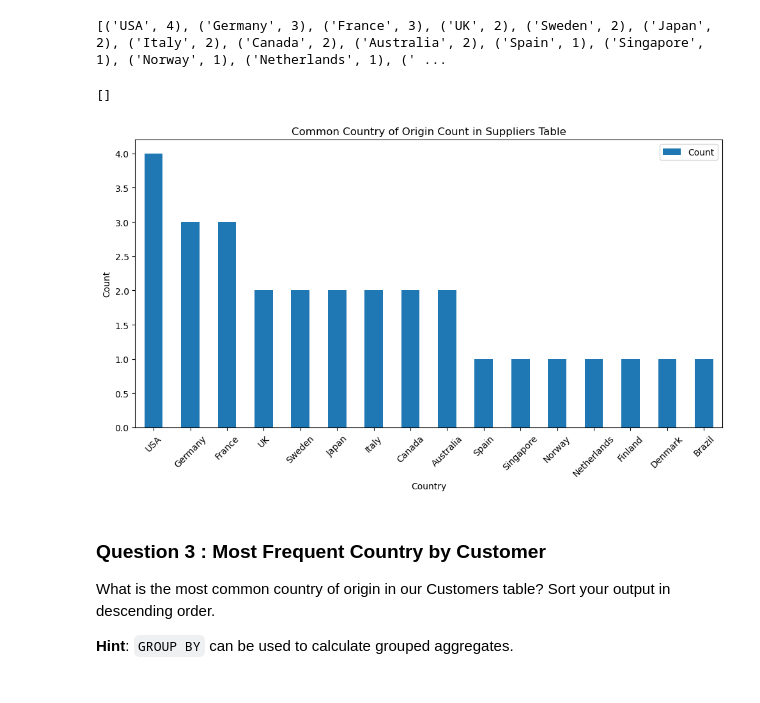
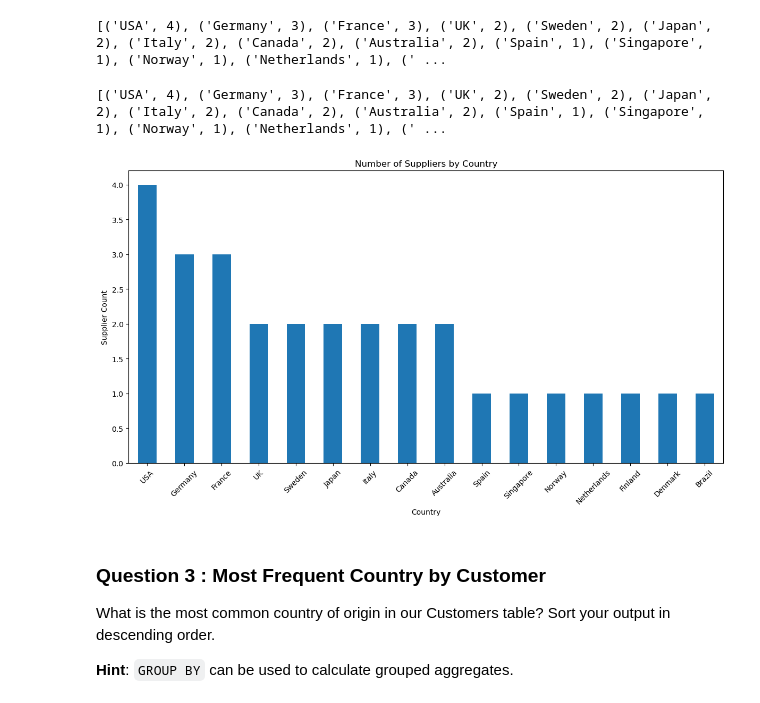
Before and after one commit to SaraG25-tech/Osiris-Foods-Statistics, a Jupyter notebook: adhoc-sql/adhoc_report.ipynb, the cells around one changed output. Saved outputs shown, nothing was run; the diff lists cells and outputs as text; code cells hidden in the pictures.

```diff
--- a/adhoc-sql/adhoc_report.ipynb
+++ b/adhoc-sql/adhoc_report.ipynb
@@ -74,39 +74,37 @@ cursor.execute("""
 """)
 
 # TODO: Fetch your list of tuples and print it out
-rows = cursor.fetchall()
-print(rows)
+country_by_supplier = cursor.fetchall()
+print(country_by_supplier)
 # %% [output]
 [('USA', 4), ('Germany', 3), ('France', 3), ('UK', 2), ('Sweden', 2), ('Japan', 2), ('Italy', 2), ('Canada', 2), ('Australia', 2), ('Spain', 1), ('Singapore', 1), ('Norway', 1), ('Netherlands', 1), (' ...
 # %%
-print(rows)
+print(country_by_supplier)
 # %% [output]
-[]
+[('USA', 4), ('Germany', 3), ('France', 3), ('UK', 2), ('Sweden', 2), ('Japan', 2), ('Italy', 2), ('Canada', 2), ('Australia', 2), ('Spain', 1), ('Singapore', 1), ('Norway', 1), ('Netherlands', 1), (' ...
 # %%
 # TODO: Convert your list of tuples to a dataframe
-data = [
-    ('USA', 4), ('Germany', 3), ('France', 3), ('UK', 2), ('Sweden', 2),
-    ('Japan', 2), ('Italy', 2), ('Canada', 2), ('Australia', 2),
-    ('Spain', 1), ('Singapore', 1), ('Norway', 1), ('Netherlands', 1),
-    ('Finland', 1), ('Denmark', 1), ('Brazil', 1)
-]
-df = pd.DataFrame(data, columns=['Country', 'Count'])
+#data = [
+    #('USA', 4), ('Germany', 3), ('France', 3), ('UK', 2), ('Sweden', 2),
+    #('Japan', 2), ('Italy', 2), ('Canada', 2), ('Australia', 2),
+    #('Spain', 1), ('Singapore', 1), ('Norway', 1), ('Netherlands', 1),
+    #('Finland', 1), ('Denmark', 1), ('Brazil', 1)
+#]
+
+df = pd.DataFrame(country_by_supplier, columns=['Country', 'Count'])
 
 # TODO: Generate a visualization on this dataframe
 
-df = pd.DataFrame(data, columns=['Country', 'Count'])
 df.set_index('Country', inplace=True)
-
-df.plot.bar(figsize=(10, 6))
-
-plt.title('Common Country of Origin Count in Suppliers Table')
+df.plot(kind='bar', figsize=(12, 7), legend=False)
+plt.title('Number of Suppliers by Country')
 plt.xlabel('Country')
-plt.ylabel('Count')
+plt.ylabel('Supplier Count')
 plt.xticks(rotation=45)
 plt.tight_layout()
 plt.show()
 # %% [output]
-[figure, old version]
+[figure, new version]
 # %% [markdown]
 ### Question 3 : Most Frequent Country by Customer
 
```
Also changed, not shown: parts of 16 cells of this notebook.
